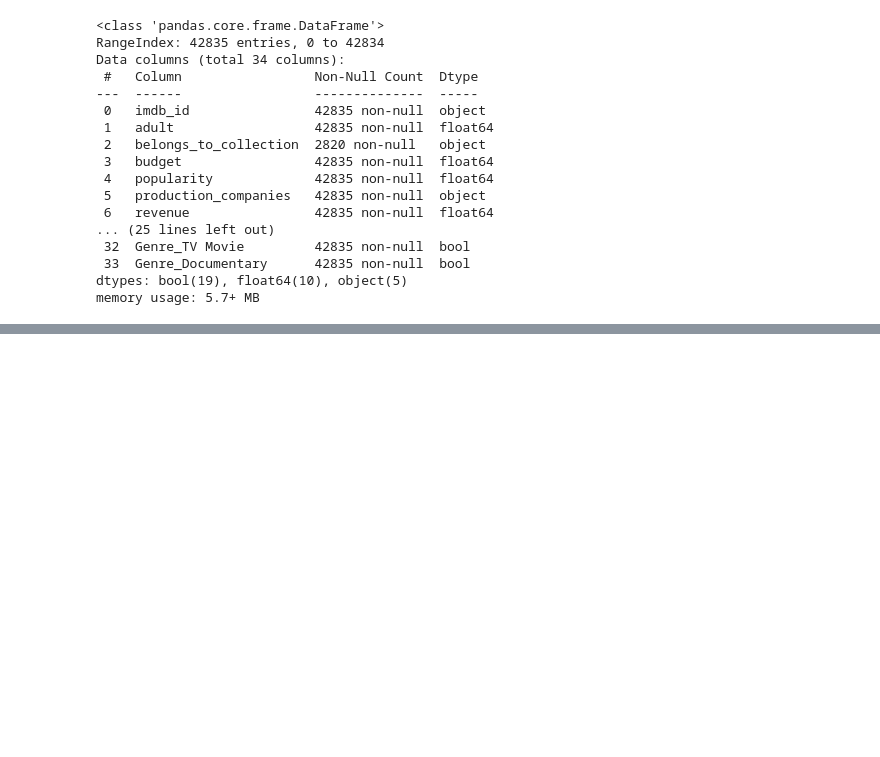
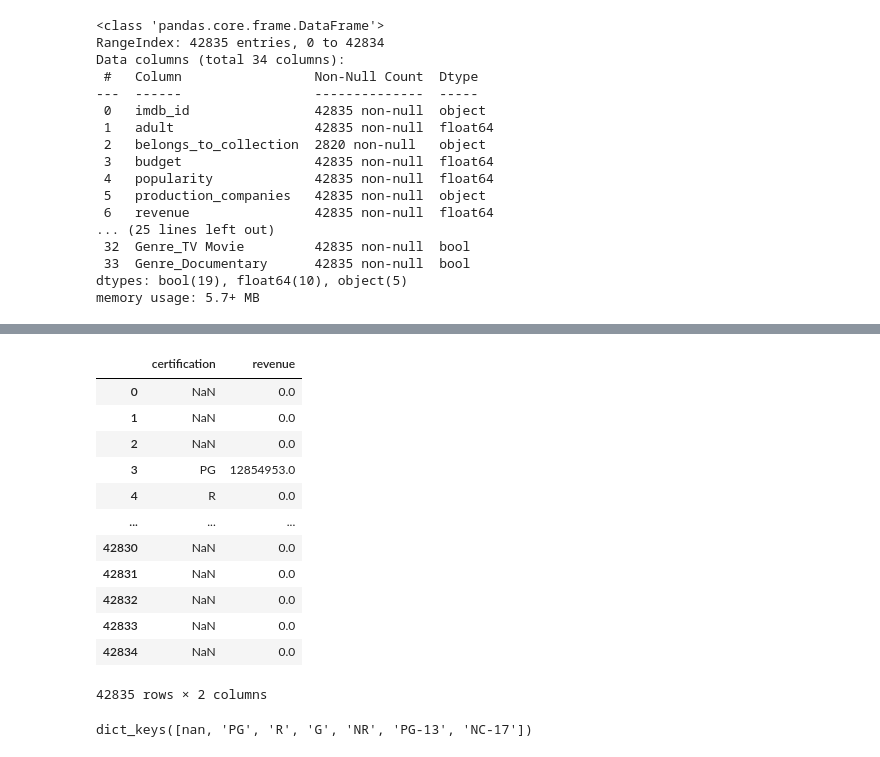
Before and after one commit to pylabview/Make_A_Successful_Movie, a Jupyter notebook: Project_3_Part_4_Hypothesis Testing.ipynb, the cells around one changed output, grey strips where cells are left out. Cells and saved outputs as stored; diff of their text form; code cells hidden in the pictures; blank space fills up the shorter version.

```diff
--- a/Project_3_Part_4_Hypothesis Testing.ipynb
+++ b/Project_3_Part_4_Hypothesis Testing.ipynb
@@ -281,0 +299,28 @@ memory usage: 5.7+ MB
+# %%
+needed_cols = ['certification','revenue']
+df[needed_cols]
+# %% [output]
+|  | certification | revenue |
+| 0 | NaN | 0.0 |
+| 1 | NaN | 0.0 |
+| 2 | NaN | 0.0 |
+| 3 | PG | 12854953.0 |
+| 4 | R | 0.0 |
+| ... | ... | ... |
+| 42830 | NaN | 0.0 |
+| 42831 | NaN | 0.0 |
+| 42832 | NaN | 0.0 |
+| 42833 | NaN | 0.0 |
+| 42834 | NaN | 0.0 |
+42835 rows × 2 columns
+# %%
+## Create a dictionary with each group as key and charges as values
+groups ={}
+
+for r in df['certification'].unique():
+    temp = df.loc[df['certification']== r, 'revenue']
+    groups[r] = temp
+
+groups.keys()
+# %% [output]
+dict_keys([nan, 'PG', 'R', 'G', 'NR', 'PG-13', 'NC-17'])
```
Also changed, not shown: parts of 10 cells of this notebook.
